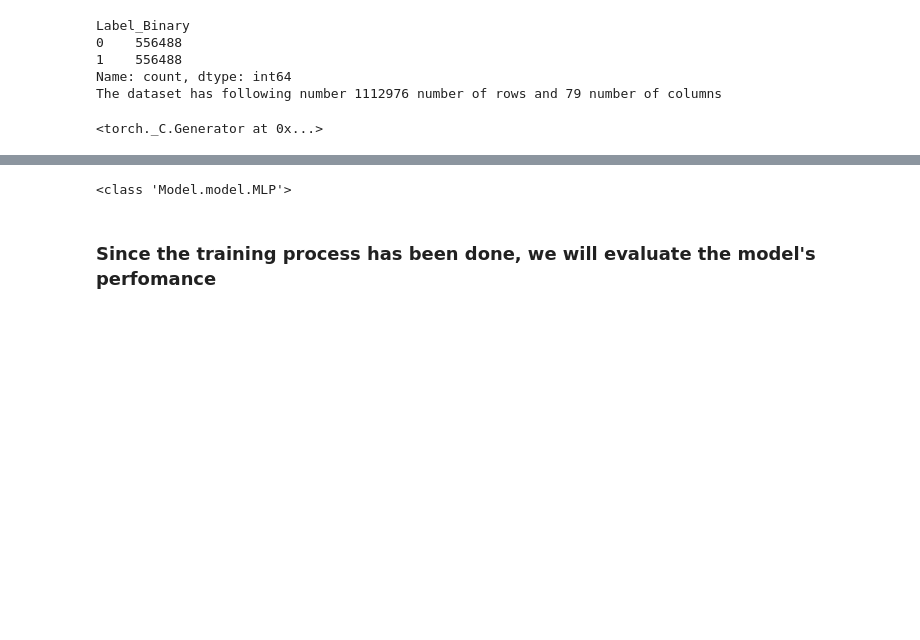
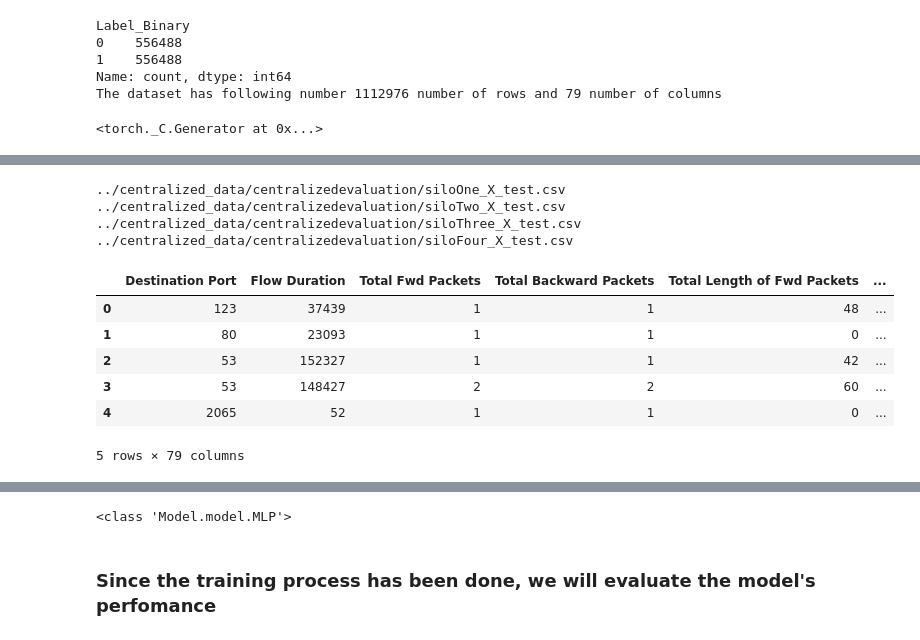
Before and after one commit to suzaladhikari/federated_learningIDS, a Jupyter notebook: centralized_data/centralized.ipynb, the cells around one changed output, grey strips where cells are left out. Drawn from its saved outputs; the diff is of its cells as text; code cells hidden in the pictures; blank space fills up the shorter version.

Commit message:
made the centralized global dataset

```diff
--- a/centralized_data/centralized.ipynb
+++ b/centralized_data/centralized.ipynb
@@ -94,3 +92,35 @@ validation_data = TensorDataset(X_val, y_val)
 training_batch = DataLoader(training_data, batch_size = 64, shuffle = True, generator=g)
 testing_batch = DataLoader(testing_data, batch_size=64, shuffle=False)
 validation_batch = DataLoader(validation_data,batch_size = 64, shuffle = False)
+# %%
+### Creating the centralized global test data
+golden_data = []
+path = '../centralized_data/centralizedevaluation/'
+silos = ['siloOne', 'siloTwo', 'siloThree', 'siloFour']
+for i in silos:
+    filepath = os.path.join(path, f'{i}_X_test.csv')
+    print(filepath)
+    testfilepath = os.path.join(path, f'{i}_y_test.csv')
+    if os.path.exists(filepath) and os.path.exists(testfilepath):
+        x_test_data = pd.read_csv(filepath)
+        test_data = pd.read_csv(testfilepath)
+        combined_data = pd.concat([x_test_data,test_data], axis = 1)
+        golden_data.append(combined_data)
+
+global_dataset = pd.concat(golden_data, ignore_index=True)
+## Randomly shuffling the dataset
+global_dataset = global_dataset.sample(frac = 1, random_state = RANDOMSEED).reset_index(drop = True)
+global_dataset.to_csv('../datasets/global_test_dataset.csv', index = False)
+global_dataset.head(5)
+# %% [output]
+../centralized_data/centralizedevaluation/siloOne_X_test.csv
+../centralized_data/centralizedevaluation/siloTwo_X_test.csv
+../centralized_data/centralizedevaluation/siloThree_X_test.csv
+../centralized_data/centralizedevaluation/siloFour_X_test.csv
+|  | Destination Port | Flow Duration | Total Fwd Packets | Total Backward Packets | Total Length of Fwd Packets | ... |
+| 0 | 123 | 37439 | 1 | 1 | 48 | ... |
+| 1 | 80 | 23093 | 1 | 1 | 0 | ... |
+| 2 | 53 | 152327 | 1 | 1 | 42 | ... |
+| 3 | 53 | 148427 | 2 | 2 | 60 | ... |
+| 4 | 2065 | 52 | 1 | 1 | 0 | ... |
+5 rows × 79 columns
```
Also changed, not shown: parts of 15 cells of this notebook.
